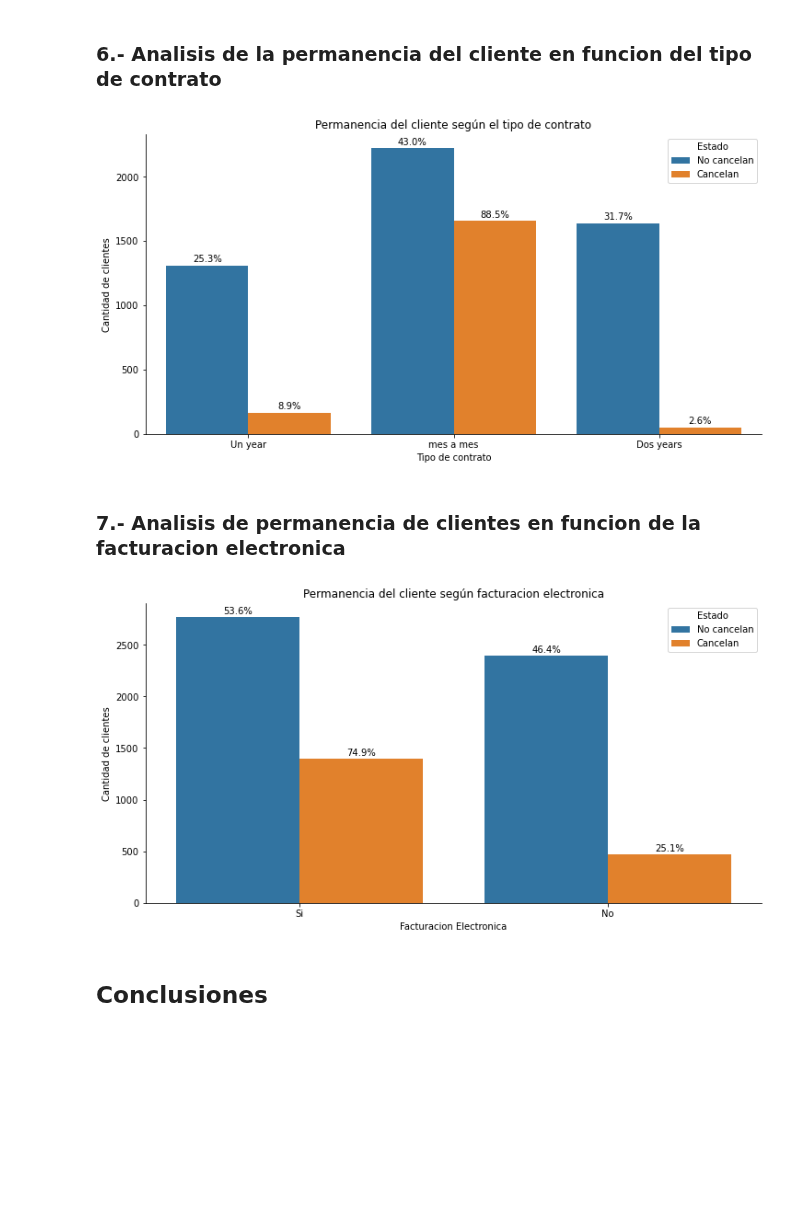
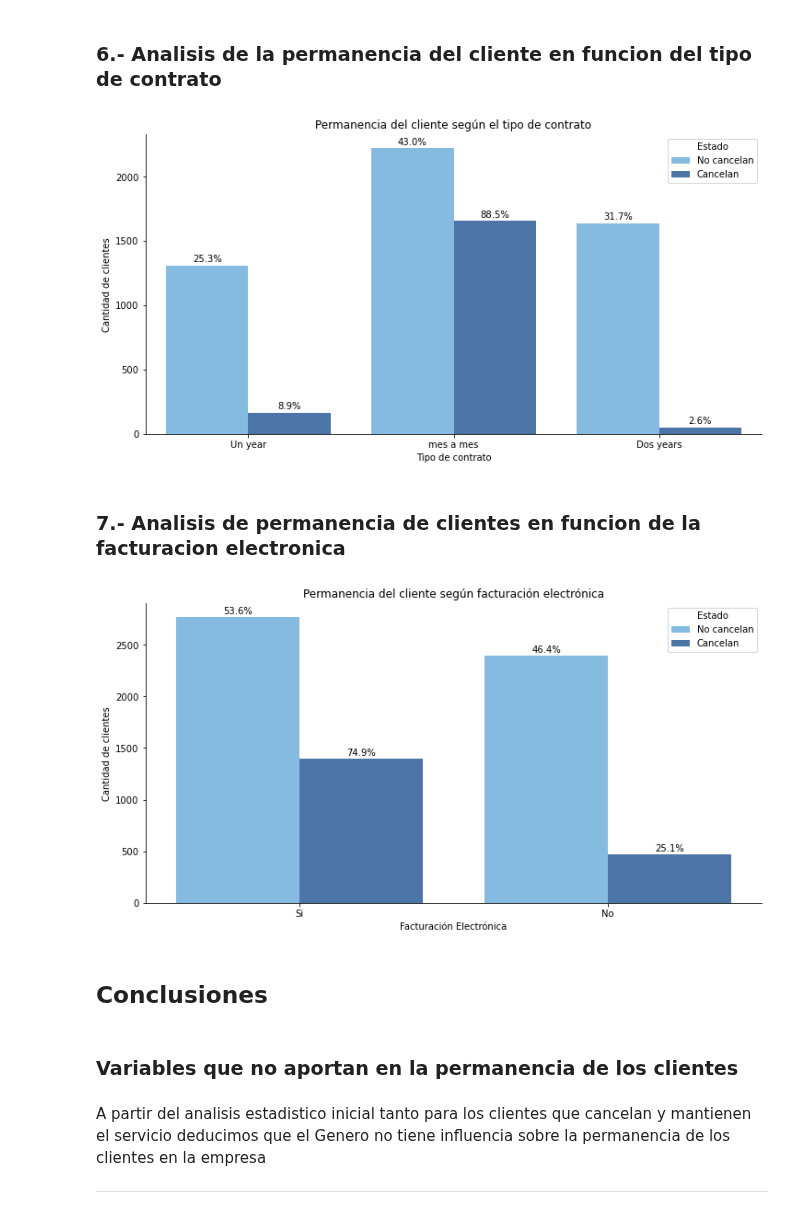
Before and after one commit to jbernalg/challenge_TelecomX, a Jupyter notebook: challenge_telecomx.ipynb, the cells around one changed output. Saved outputs shown, nothing was run; the diff lists cells and outputs as text; code cells hidden in the pictures; blank space fills up the shorter version.

```diff
--- a/challenge_telecomx.ipynb
+++ b/challenge_telecomx.ipynb
@@ -927,11 +959,15 @@ for cancelacion_val in [0, 1]:
     subset = df_exp[df_exp['cancelacion'] == cancelacion_val]
     proporciones.extend((subset['servicio_internet'].value_counts(normalize=True) * 100).tolist())
 
+# ordenar porcentajes de acuerdo a la posicion de las barras
 proporciones = [37.90, 34.84, 27.25, 24.55, 69.39, 6.04]
+
+# definir colores para cada clase
+color = ['#77BEF0', '#3D74B6']
 
 # Grafico de barra
 plt.figure(figsize=(12, 6))
-ax = sns.countplot(data=df_exp, x='servicio_internet', hue='cancelacion')
+ax = sns.countplot(data=df_exp, x='servicio_internet', hue='cancelacion', palette=color)
 sns.despine(top=True, right=True)
 
 # Cambiar nombres de la leyenda
@@ -945,8 +981,11 @@ for p, porcentaje in zip(ax.patches, proporciones):
     ax.text(x, y + 30, f"{porcentaje:.1f}%", ha='center', fontsize=10)
 
 # personalizar grafico
-plt.title('Permanencia del cliente según el tipo de servicio de internet')
+plt.title('Permanencia del cliente según el tipo de servicio de internet', fontsize=12)
 plt.xlabel('Servicio de internet')
 plt.ylabel('Cantidad de clientes')
+
+# guardar grafico
+plt.savefig('./data_out/permanencia_internet.png', dpi=300, bbox_inches='tight')
 plt.show()
 # %% [output]
@@ -960,11 +999,15 @@ for cancelacion_val in [0, 1]:
     subset = df_exp[df_exp['cancelacion'] == cancelacion_val]
     proporciones.extend((subset['tipo_contrato'].value_counts(normalize=True) * 100).tolist())
 
+# ordenar porcentajes de acuerdo a la posicion de las barras
 proporciones = [25.29, 42.99, 31.70, 8.88, 88.55, 2.56]
+
+# definir colores para cada clase
+color = ['#77BEF0', '#3D74B6']
 
 # Grafico de barra
 plt.figure(figsize=(12, 6))
-ax = sns.countplot(data=df_exp, x='tipo_contrato', hue='cancelacion')
+ax = sns.countplot(data=df_exp, x='tipo_contrato', hue='cancelacion', palette=color)
 sns.despine(top=True, right=True)
 
 # Cambiar nombres de la leyenda
@@ -978,44 +1021,60 @@ for p, porcentaje in zip(ax.patches, proporciones):
     ax.text(x, y + 30, f"{porcentaje:.1f}%", ha='center', fontsize=10)
 
 # personalizar grafico
-plt.title('Permanencia del cliente según el tipo de contrato')
+plt.title('Permanencia del cliente según el tipo de contrato', fontsize=12)
 plt.xlabel('Tipo de contrato')
 plt.ylabel('Cantidad de clientes')
+
+# guardar grafico
+plt.savefig('./data_out/permanencia_tipo_contrato.png', dpi=300, bbox_inches='tight')
 plt.show()
 # %% [output]
-[figure, old version]
+[figure, new version]
 # %% [markdown]
 ### 7.- Analisis de permanencia de clientes en funcion de la facturacion electronica
 # %%
 # Calcular proporciones
 proporciones = []
 for cancelacion_val in [0, 1]:
     subset = df_exp[df_exp['cancelacion'] == cancelacion_val]
     proporciones.extend((subset['facturacion_electronica'].value_counts(normalize=True) * 100).tolist())
 
+# ordenar porcentajes de acuerdo a la posicion de las barras
 proporciones = [53.61, 46.38, 74.90, 25.09]
+
+# definir colores para cada clase
+color = ['#77BEF0', '#3D74B6']
 
 # Grafico de barra
 plt.figure(figsize=(12, 6))
-ax = sns.countplot(data=df_exp, x='facturacion_electronica', hue='cancelacion')
+ax = sns.countplot(data=df_exp, x='facturacion_electronica', hue='cancelacion', palette=color)
 sns.despine(top=True, right=True)
 
 # Cambiar nombres de la leyenda
 handles, labels = ax.get_legend_handles_labels()
 ax.legend(handles, ['No cancelan', 'Cancelan'], title='Estado')
 
 # Agregar porcentajes sobre las barras
 for p, porcentaje in zip(ax.patches, proporciones):
     x = p.get_x() + p.get_width() / 2
     y = p.get_height()
     ax.text(x, y + 30, f"{porcentaje:.1f}%", ha='center', fontsize=10)
 
 # personalizar grafico
-plt.title('Permanencia del cliente según facturacion electronica')
-plt.xlabel('Facturacion Electronica')
+plt.title('Permanencia del cliente según facturación electrónica', fontsize=12)
+plt.xlabel('Facturación Electrónica')
 plt.ylabel('Cantidad de clientes')
+
+# guardar grafico
+plt.savefig('./data_out/permanencia_facturacion_electronica.png', dpi=300, bbox_inches='tight')
 plt.show()
 # %% [output]
-[figure, old version]
+[figure, new version]
 # %% [markdown]
 ## Conclusiones
+# %% [markdown]
+### Variables que no aportan en la permanencia de los clientes
+# %% [markdown]
+A partir del analisis estadistico inicial tanto para los clientes que cancelan y mantienen el servicio deducimos que el Genero no tiene influencia sobre la permanencia de los clientes en la empresa
+
+---
```
Also changed, not shown: parts of 13 cells of this notebook, 9 other files.
